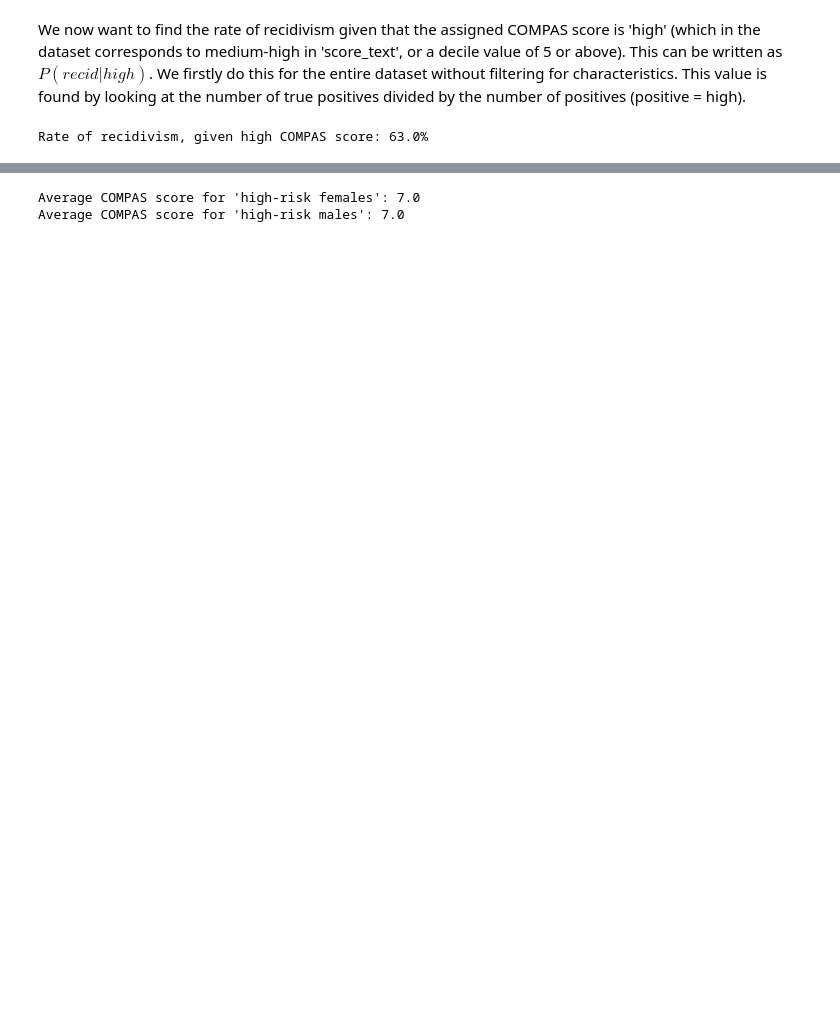
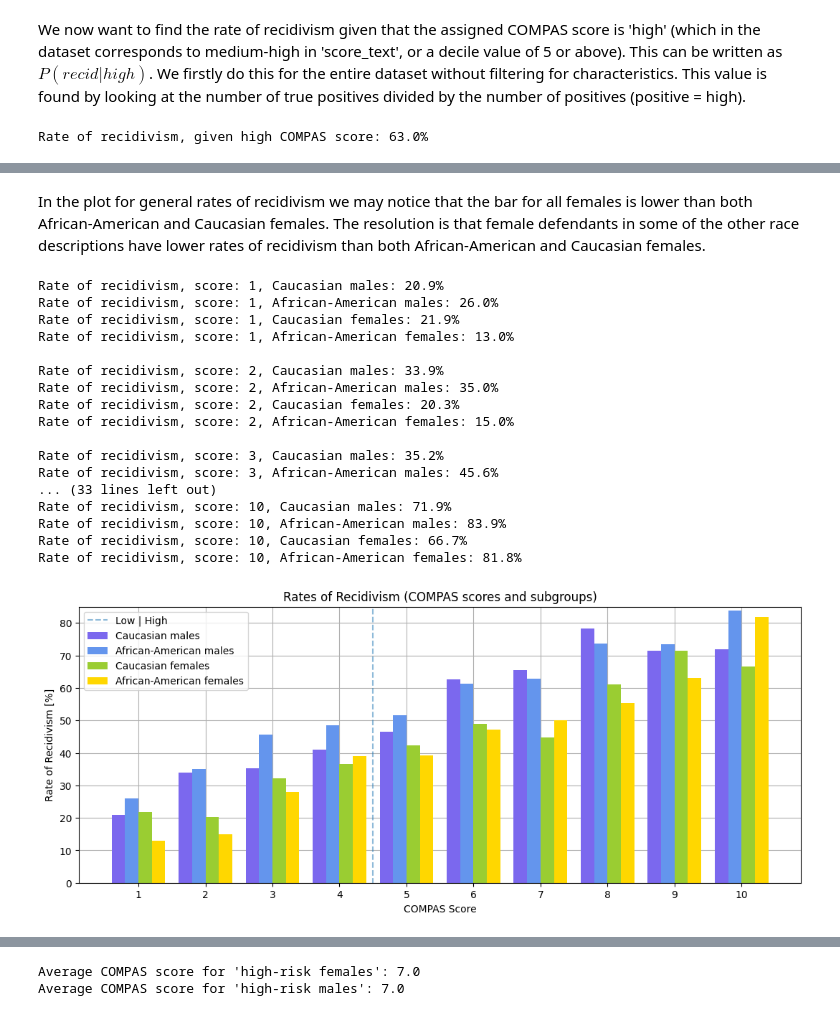
Before and after one commit to kajassandnes/HON2200_compas, a Jupyter notebook: compas_jakob.ipynb, the cells around one changed output, grey strips where cells are left out. Saved outputs shown, nothing was run; the diff lists cells and outputs as text; code cells hidden in the pictures; blank space fills up the shorter version.

```diff
--- a/compas_jakob.ipynb
+++ b/compas_jakob.ipynb
@@ -102 +199,60 @@ Rate of recidivism, high COMPAS score, black: 65.0%
+# %% [markdown]
+In the plot for general rates of recidivism we may notice that the bar for all females is lower than both African-American and Caucasian females. The resolution is that female defendants in some of the other race descriptions have lower rates of recidivism than both African-American and Caucasian females.
+# %%
+race_ = [(cauca, 'Caucasian', 0, ("mediumslateblue", "yellowgreen")), (afro, 'African-American', width, ("cornflowerblue", "gold"))]
+
+slist = [((data['decile_score'] == (i+1)), f"{i+1}") for i in range(10)]
+scorelist = [s for (s, sname) in slist]
+
+xrlist = np.array([rname for (r, rname, posr, cr) in race_])
+xslist = np.array([sname for (s, sname) in slist])
+xlist = np.array([xrlist +", "+ xslist[i] for i in range(len(xslist))]).ravel()
+
+# ALL COMPAS SCORES:
+
+pos0 = 0
+x=[]
+plt.figure(figsize=(13,5))
+
+for score, scname in slist:
+    x.append(pos0+1.5*width)
+    for s, sname, pos, c in sex: # (true_pos & group / high & group)
+        for r, rname, posr, cr in race_:
+            print(f'Rate of recidivism, score: {scname}, {rname} {sname}: {round(100*len(data[score & recid & r & s])/len(data[score & r & s]), 1)}%')
+            if pos0 <= 2*width*len(race_):
+                plt.bar(pos0+posr, 100*len(data[score & recid & r & s])/len(data[score & r & s]), width=width, color=cr[c], zorder=2, label=str(f"{rname} {sname}"))
+            else:
+                plt.bar(pos0+posr, 100*len(data[score & recid & r & s])/len(data[score & r & s]), width=width, color=cr[c], zorder=2)
+        pos0 += 2*width
+    pos0 += width
+    print()
+
+plt.title(f"Rates of Recidivism (COMPAS scores and subgroups)")
+plt.ylabel("Rate of Recidivism [%]")
+plt.xlabel("COMPAS Score")
+plt.grid(zorder=0)
+plt.xticks(x, xslist)
+plt.vlines(x[3]+2.5*width, -10, 100, label='Low | High', linestyle='--', alpha=0.5)
+plt.ylim(0, 85)
+plt.legend()
+plt.show()
+# %% [output]
+Rate of recidivism, score: 1, Caucasian males: 20.9%
+Rate of recidivism, score: 1, African-American males: 26.0%
+Rate of recidivism, score: 1, Caucasian females: 21.9%
+Rate of recidivism, score: 1, African-American females: 13.0%
+
+Rate of recidivism, score: 2, Caucasian males: 33.9%
+Rate of recidivism, score: 2, African-American males: 35.0%
+Rate of recidivism, score: 2, Caucasian females: 20.3%
+Rate of recidivism, score: 2, African-American females: 15.0%
+
+Rate of recidivism, score: 3, Caucasian males: 35.2%
+Rate of recidivism, score: 3, African-American males: 45.6%
+... (33 lines left out)
+Rate of recidivism, score: 10, Caucasian males: 71.9%
+Rate of recidivism, score: 10, African-American males: 83.9%
+Rate of recidivism, score: 10, Caucasian females: 66.7%
+Rate of recidivism, score: 10, African-American females: 81.8%
+[figure, added]
 # %% [markdown]
```
Also changed, not shown: parts of 33 cells of this notebook.
